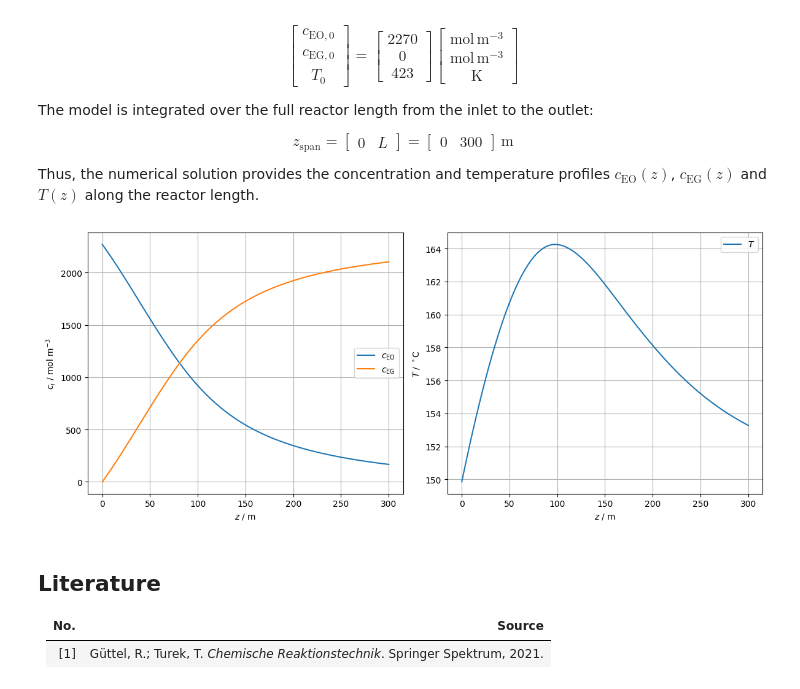
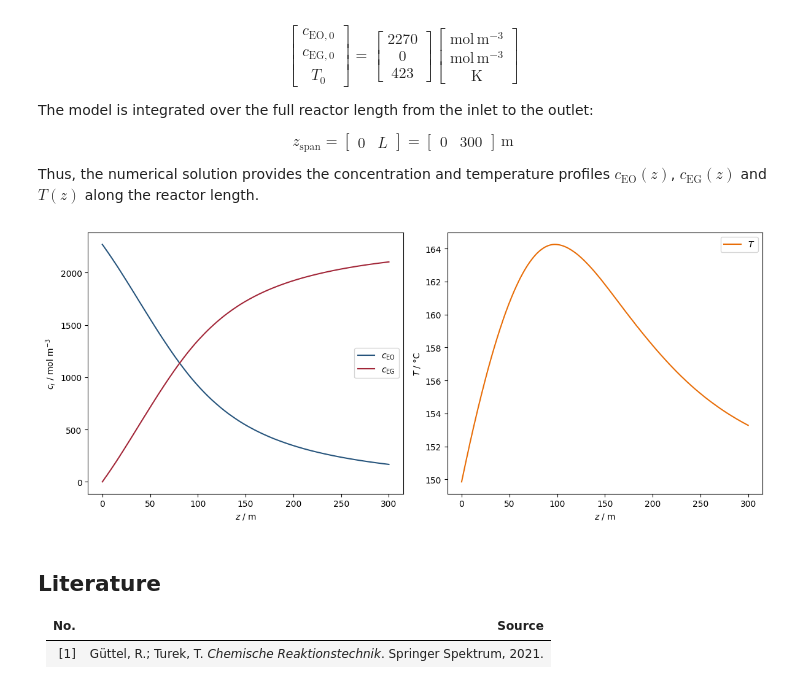
Before and after one commit to JulianStierstorfer/CRE3-Assignment-3, a Jupyter notebook: Assignment 3 Group 4.ipynb, the cells around one changed output. Cells and saved outputs as stored; diff of their text form; code cells hidden in the pictures.

```diff
--- a/Assignment 3 Group 4.ipynb
+++ b/Assignment 3 Group 4.ipynb
@@ -371,41 +372,39 @@ solution = solve_ivp(
     y0=y0,
     t_eval=z_eval,
     method="RK45"
 )
 
 # Extract solution data
 
 z = solution.t                  # axial reactor coordinate, m
 
 c_EO = solution.y[0]            # EO concentration, mol m^-3
 c_EG = solution.y[1]            # EG concentration, mol m^-3
 T = solution.y[2]               # temperature, K
 
+
 # Plot concentration and temperature profiles
-
 fig, axes = plt.subplots(1, 2, figsize=(12, 5))
 
 # Concentration profiles
-axes[0].plot(z, c_EO, label=r"$c_{\mathrm{EO}}$")
-axes[0].plot(z, c_EG, label=r"$c_{\mathrm{EG}}$")
+axes[0].plot(z, c_EO, label=r"$c_{\mathrm{EO}}$", color=ICIWcolors.CERULEAN)
+axes[0].plot(z, c_EG, label=r"$c_{\mathrm{EG}}$", color=ICIWcolors.CRIMSON)
 
 axes[0].set_xlabel(r"$z$ / m")
 axes[0].set_ylabel(r"$c_i$ / mol m$^{-3}$")
-axes[0].grid(True)
 axes[0].legend()
 
 # Temperature profile
-axes[1].plot(z, T - 273.15, label=r"$T$")
+axes[1].plot(z, T - 273.15, label=r"$T$", color=ICIWcolors.FLAME)
 
 axes[1].set_xlabel(r"$z$ / m")
-axes[1].set_ylabel(r"$T$ / $\mathrm{^\circ C}$")
-axes[1].grid(True)
+axes[1].set_ylabel(r"$T$ / °C")
 axes[1].legend()
 
 plt.tight_layout()
 plt.show()
 # %% [output]
-[figure, old version]
+[figure, new version]
 # %% [markdown]
 ## Literature
 
```
Also changed, not shown: parts of 1 cell of this notebook.
